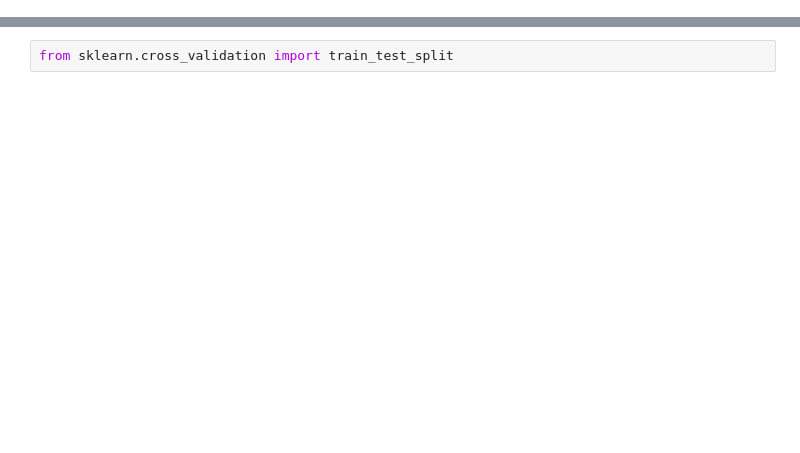
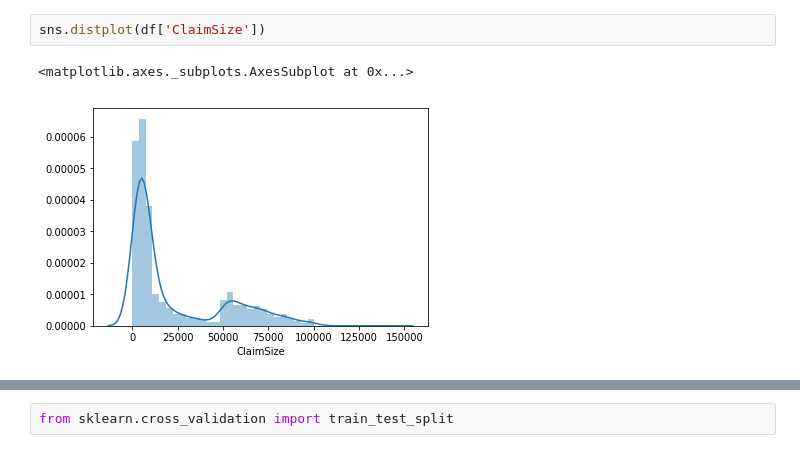
Before and after one commit to shikhar6555/hello-world, a Jupyter notebook: Untitled.ipynb, the cells around one changed output, grey strips where cells are left out. Cells and saved outputs as stored; diff of their text form; blank space fills up the shorter version.

```diff
--- a/Untitled.ipynb
+++ b/Untitled.ipynb
@@ -61,0 +72,5 @@ X=df[['Avg. Area Income', 'Avg. Area House Age', 'Avg. Area Number of Rooms','Av
+# %%
+sns.distplot(df['ClaimSize'])
+# %% [output]
+<matplotlib.axes._subplots.AxesSubplot at 0x...>
+[figure, added]
```
Also changed, not shown: parts of 47 cells of this notebook.
